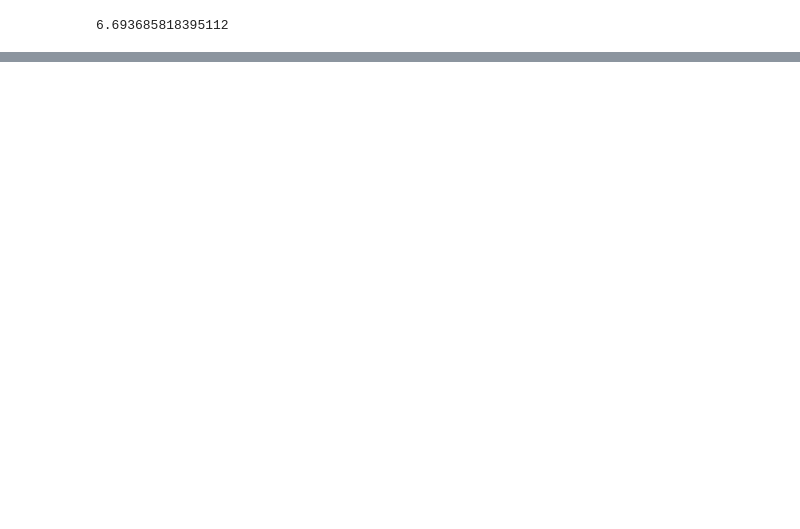
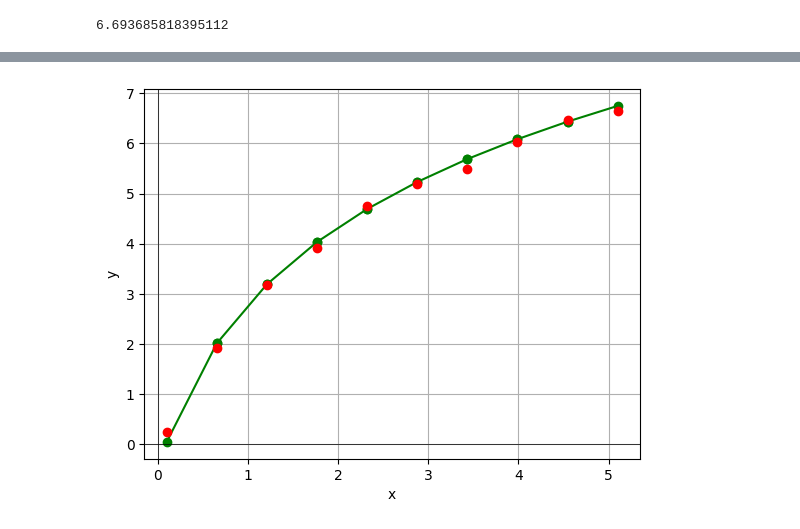
Before and after one commit to majdakleckerova/msw-zapoctovy-dokument, a Jupyter notebook: 4-interpolace-aproximace.ipynb, the cells around one changed output, grey strips where cells are left out. Cells and saved outputs as stored; diff of their text form; code cells hidden in the pictures; blank space fills up the shorter version.

```diff
--- a/4-interpolace-aproximace.ipynb
+++ b/4-interpolace-aproximace.ipynb
@@ -76,0 +241,30 @@ plt.show()
+# %%
+import numpy as np
+import matplotlib.pyplot as plt
+
+x = np.linspace(0.1,5.1, 10)  # Definice daných bodů (celkem 10)
+gx = g_noise(x)  # Hodnoty funkce f(x) v daných bodech
+
+def linear(x, a, b):
+    return g(a) + (g(b)-g(a))/(b-a)*(x-a)
+
+phi = []                                                # nové hodnoty fi (na úsečkách)
+xphi = []                                               # nové hodnoty xi
+
+ninterpol = 2                                           # počet bodů na úsečce (vč. krajních)
+for i in range(len(x)-1):                               # přes všechny úsečky (len(x) počet bodů)
+    xinterpol = np.linspace(x[i], x[i+1], ninterpol)    # body, které mě zajímají na úsečce; x[i] a x[i+1] krajní body
+    u = linear(xinterpol, x[i], x[i+1])                 # hodnoty y bodů na úsečce
+    xphi.extend(xinterpol)                              # rozšíření xi o nové body (x)
+    phi.extend(u)                                       # rozšíření fi o nové body (y)
+
+plt.plot(xphi, phi, "go-")                              # nové body (vykreslení a pospojování)
+plt.plot(x, gx, "ro")
+plt.xlabel("x")
+plt.ylabel("y")
+plt.axhline(0, color='black', linewidth=0.5)  # Zvýraznění osy x
+plt.axvline(0, color='black', linewidth=0.5)  # Zvýraznění osy y
+plt.grid()
+plt.show()
+# %% [output]
+[figure, added]
```
Also changed, not shown: parts of 11 cells of this notebook, 1 other file.
